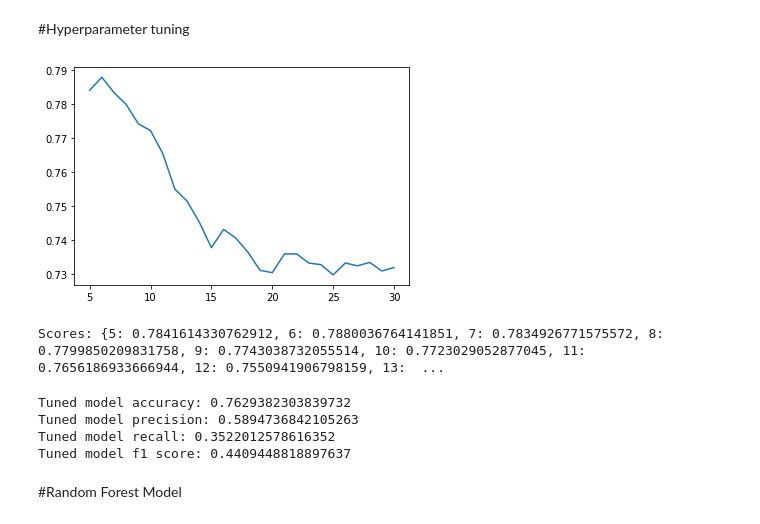
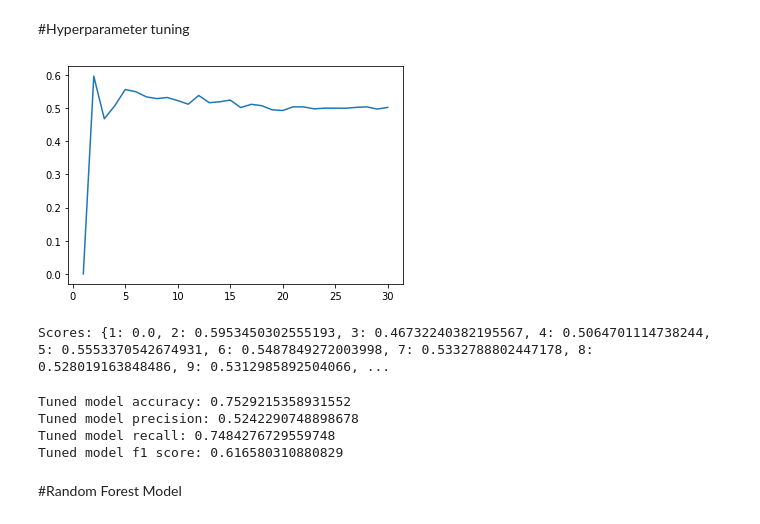
Before and after one commit to viktorjovev/TelecomChurnAnalysis, a Jupyter notebook: TelecomUsers.ipynb, the cells around one changed output. Drawn from its saved outputs; the diff is of its cells as text; code cells hidden in the pictures.

```diff
--- a/TelecomUsers.ipynb
+++ b/TelecomUsers.ipynb
@@ -671,25 +678,25 @@ dtype: float64
 # %% [markdown]
 #Hyperparameter tuning
 # %%
-test_depths = [j for j in range(5, 31)]
+test_depths = [j for j in range(1, 31)]
 scores = dict()
 for depth in test_depths:
   model = DecisionTreeClassifier(criterion="entropy",
                                  max_depth=depth,
                                  random_state = 0)
-  s = cross_val_score(model, ord_dataX, ord_dataY, cv=5, scoring="accuracy")
+  s = cross_val_score(model, pd.concat([x_train_ord,x_val_ord]),  pd.concat([y_train_ord,y_val_ord]), cv=5, scoring="f1")
   scores[depth] = s.mean()
 
 sns.lineplot(x=scores.keys(), y=scores.values())
 plt.show()
 
 print(f"Scores: {scores}")
 # %% [output]
-[figure, old version]
+[figure, new version]
-Scores: {5: 0.7841614330762912, 6: 0.7880036764141851, 7: 0.7834926771575572, 8: 0.7799850209831758, 9: 0.7743038732055514, 10: 0.7723029052877045, 11: 0.7656186933666944, 12: 0.7550941906798159, 13:  ...
+Scores: {1: 0.0, 2: 0.5953450302555193, 3: 0.46732240382195567, 4: 0.5064701114738244, 5: 0.5553370542674931, 6: 0.5487849272003998, 7: 0.5332788802447178, 8: 0.528019163848486, 9: 0.5312985892504066, ...
 # %%
 dt_tuned = DecisionTreeClassifier(criterion="entropy",
-                                  max_depth=6,
+                                  max_depth=2,
                                   random_state=0)
 
 dt_tuned.fit(x_train_ord, y_train_ord)
@@ -703,10 +710,10 @@ print(f"Tuned model precision: {pre}")
 print(f"Tuned model recall: {rec}")
 print(f"Tuned model f1 score: {f1}")
 # %% [output]
-Tuned model accuracy: 0.7629382303839732
-Tuned model precision: 0.5894736842105263
-Tuned model recall: 0.3522012578616352
-Tuned model f1 score: 0.4409448818897637
+Tuned model accuracy: 0.7529215358931552
+Tuned model precision: 0.5242290748898678
+Tuned model recall: 0.7484276729559748
+Tuned model f1 score: 0.616580310880829
 # %% [markdown]
 #Random Forest Model
 # %%
```
Also changed, not shown: parts of 24 cells of this notebook.
